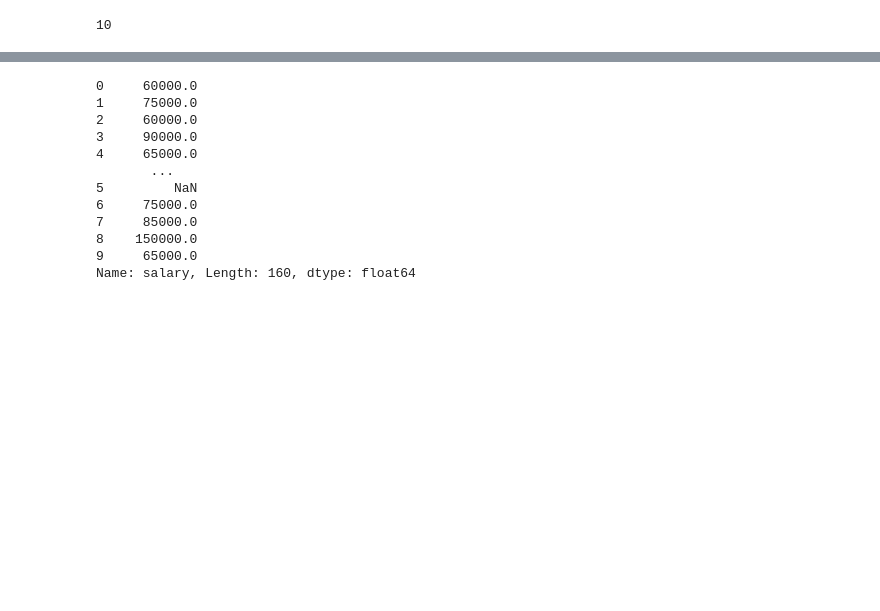
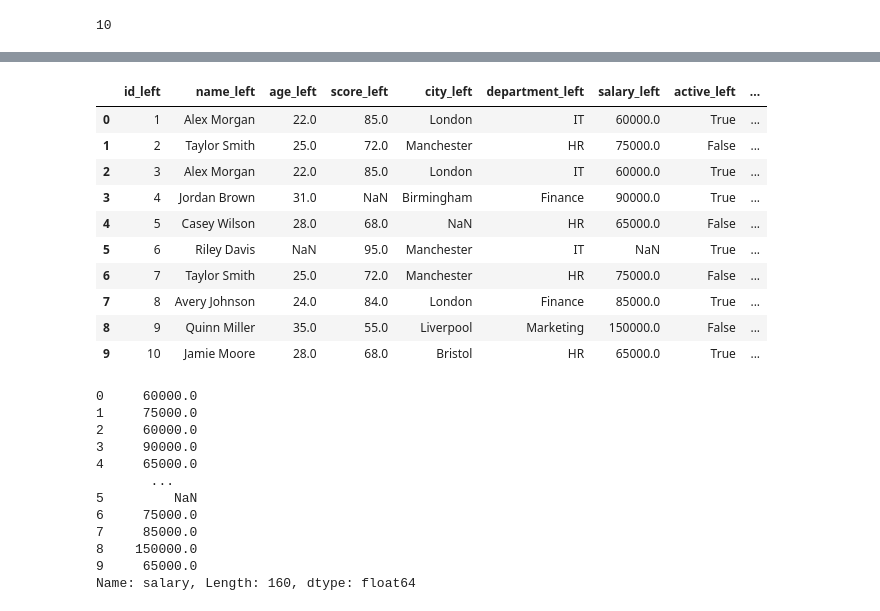
Before and after one commit to zaibgray/pandas, a Jupyter notebook: pandas.ipynb, the cells around one changed output, grey strips where cells are left out. Cells and saved outputs as stored; diff of their text form; code cells hidden in the pictures; blank space fills up the shorter version.

```diff
--- a/pandas.ipynb
+++ b/pandas.ipynb
@@ -3159,6 +3159,22 @@ pd.merge(df1, df2, on="id")
 | 7 | 8 | Avery Johnson | 24.0 | 84.0 | London | Finance | 85000.0 | True | 2025-03-14 12:30:00 | avery@example.com | ... |
 | 8 | 9 | Quinn Miller | 35.0 | 55.0 | Liverpool | Marketing | 150000.0 | False | 2025-04-02 18:10:00 | quinn@example.com | ... |
 | 9 | 10 | Jamie Moore | 28.0 | 68.0 | Bristol | HR | 65000.0 | True | 2025-04-20 20:00:00 | jamie@example.com | ... |
+# %%
+# join()
+new_df = df1.join(df2, lsuffix="_left", rsuffix="_right", how="inner")
+new_df
+# %% [output]
+|  | id_left | name_left | age_left | score_left | city_left | department_left | salary_left | active_left | ... |
+| 0 | 1 | Alex Morgan | 22.0 | 85.0 | London | IT | 60000.0 | True | ... |
+| 1 | 2 | Taylor Smith | 25.0 | 72.0 | Manchester | HR | 75000.0 | False | ... |
+| 2 | 3 | Alex Morgan | 22.0 | 85.0 | London | IT | 60000.0 | True | ... |
+| 3 | 4 | Jordan Brown | 31.0 | NaN | Birmingham | Finance | 90000.0 | True | ... |
+| 4 | 5 | Casey Wilson | 28.0 | 68.0 | NaN | HR | 65000.0 | False | ... |
+| 5 | 6 | Riley Davis | NaN | 95.0 | Manchester | IT | NaN | True | ... |
+| 6 | 7 | Taylor Smith | 25.0 | 72.0 | Manchester | HR | 75000.0 | False | ... |
+| 7 | 8 | Avery Johnson | 24.0 | 84.0 | London | Finance | 85000.0 | True | ... |
+| 8 | 9 | Quinn Miller | 35.0 | 55.0 | Liverpool | Marketing | 150000.0 | False | ... |
+| 9 | 10 | Jamie Moore | 28.0 | 68.0 | Bristol | HR | 65000.0 | True | ... |
 # %%
 # concat()
 pd.concat([df1_salary, df2_salary])
```
Also changed, not shown: parts of 4 cells of this notebook.
